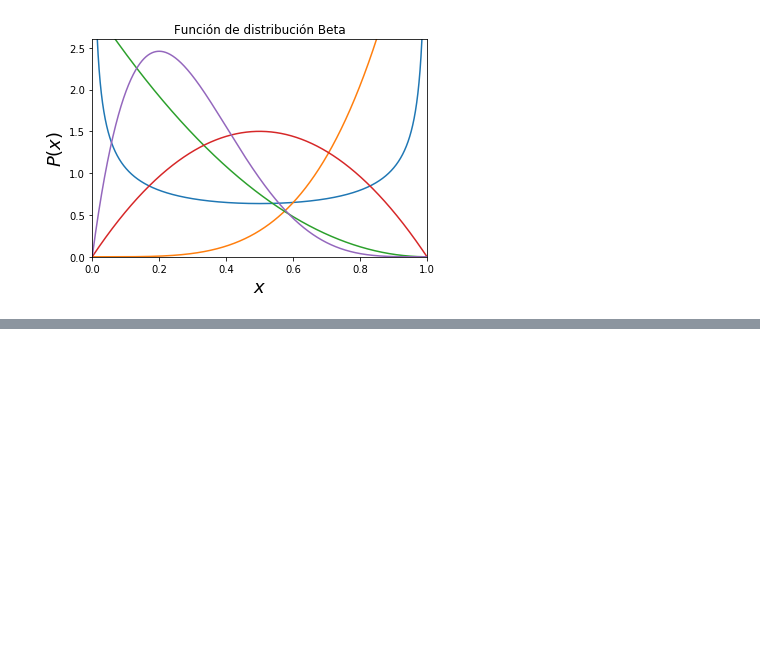
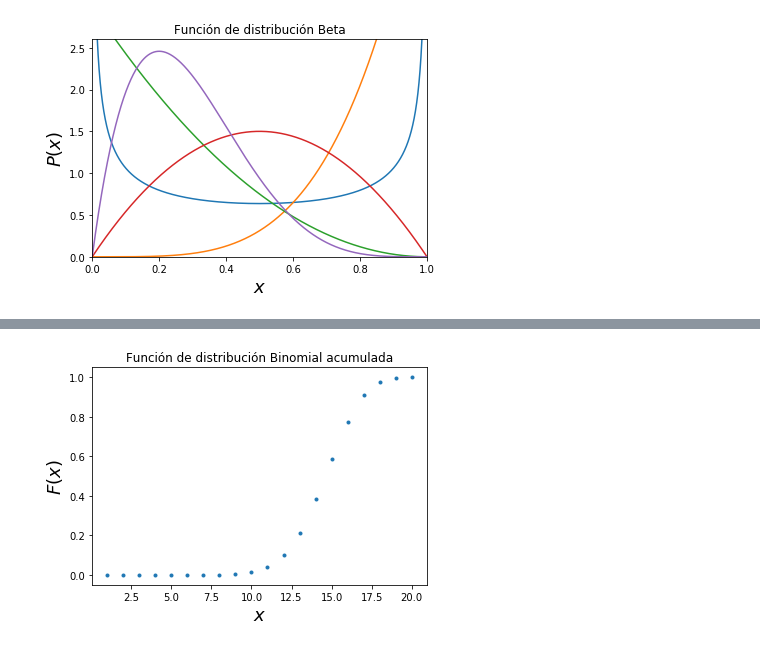
Before and after one commit to DCIDA2019/da2019-Oscar2401, a Jupyter notebook: Semana4/Trabajos/Trabajo_1.ipynb, the cells around one changed output, grey strips where cells are left out. Cells and saved outputs as stored; diff of their text form; code cells hidden in the pictures; blank space fills up the shorter version.

```diff
--- a/Semana4/Trabajos/Trabajo_1.ipynb
+++ b/Semana4/Trabajos/Trabajo_1.ipynb
@@ -141,0 +176,20 @@ sc.stats.beta.
+# %%
+def binomial_ac(p,n):
+    x = np.linspace(1,n_bi,n_bi)
+    B = []
+    for i in range(len(x)):
+        B.append(mt.factorial(n)/((mt.factorial(n-x[i]))*(mt.factorial(x[i]))))
+    B = np.array(B)
+    F = [0]
+    for i in range(len(B)):
+        F.append((B[i]*(p**x[i])*np.power(1-p,n-x[i]))+F[i])
+    return x,F[1:]
+# %%
+x_bi_ac, binom_ac = binomial_ac(p_bi,n_bi)
+# %%
+plt.plot(x_bi_ac,binom_ac,'.')
+plt.title("Función de distribución Binomial acumulada")
+plt.xlabel("$x$",fontsize  =18)
+plt.ylabel("$F(x)$",fontsize  =18);
+# %% [output]
+[figure, added]
```
Also changed, not shown: parts of 17 cells of this notebook.
